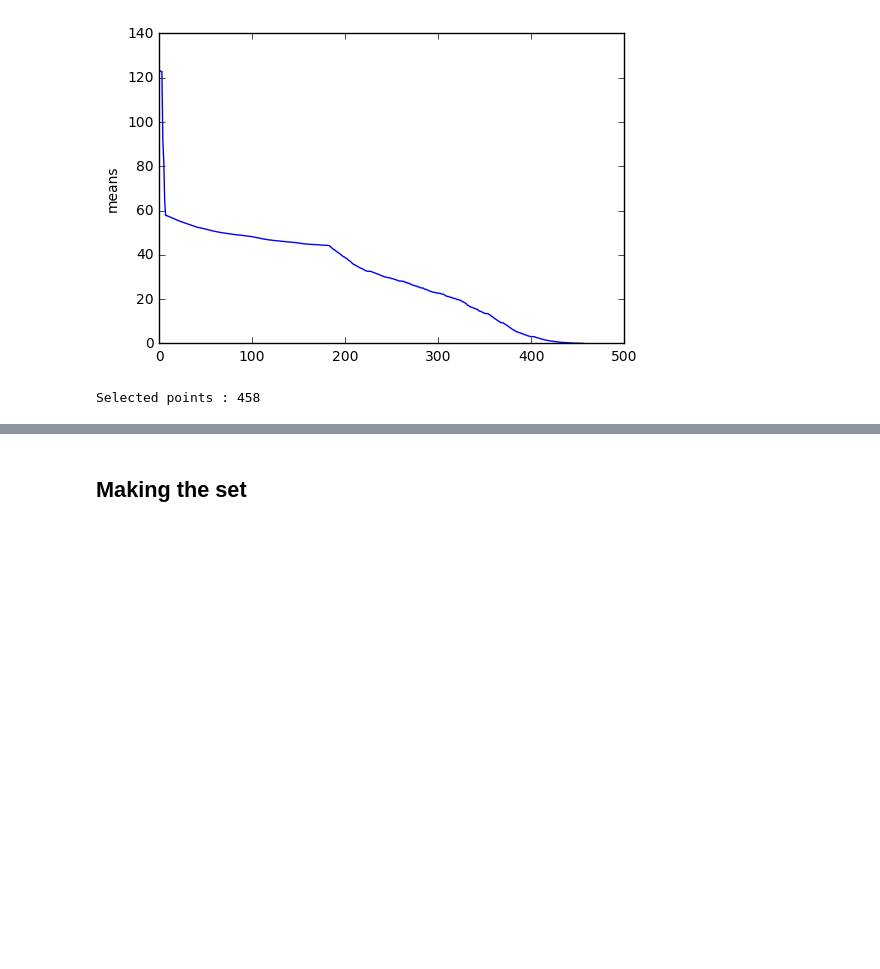
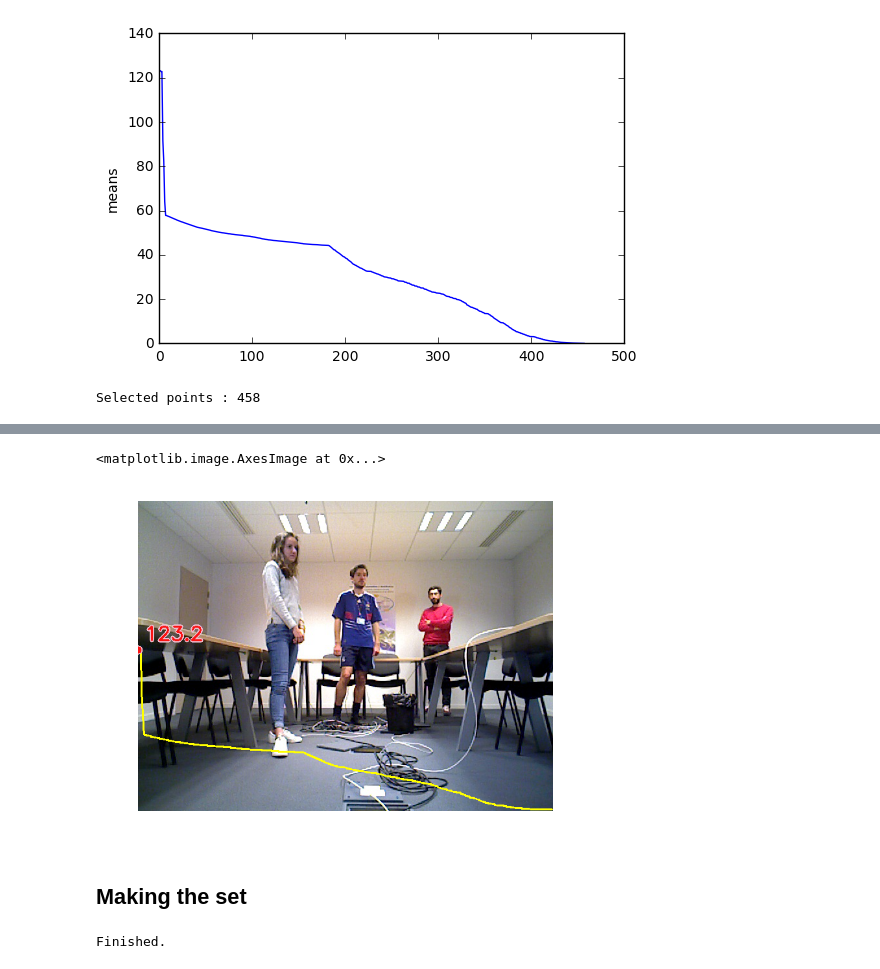
Before and after one commit to jorisgu/faster_rcnn_pytorch, a Jupyter notebook: ONERA.ROOM set static.ipynb, the cells around one changed output, grey strips where cells are left out. Cells and saved outputs as stored; diff of their text form; code cells hidden in the pictures; blank space fills up the shorter version.

```diff
--- a/ONERA.ROOM set static.ipynb
+++ b/ONERA.ROOM set static.ipynb
@@ -197,9 +200,73 @@ AttributeError: 'str' object has no attribute 'is_bbox'
+# %%
+color_aoe=(0,125,0) #ao english
+color_bg=(int(255*0.38),int(255*0.71),int(255*0.48)) #bud green 48%	71%	38%
+color_bo=(int(255*0.0),int(255*0.33),int(255*0.80)) #Burnt Orange	#CC5500	80%	33%	0%
+color_cp=(int(255*0.80),int(255*0.73),int(255*0.94)) #Cameo Pink	#EFBBCC	94%	73%	80%
+# %%
+ratio=0.00
+# %%
+ratio+=0.05
+ratio=0.0
+offset_v = 2
+coeff_v = 2
+color_line=(0,255,255)
+color_point_bg=color_cp
+color_point=(20,20,250) #red
+
+
+
+
+indice=int(ratio*len(selected_x))
+path_img = imgs_rgb[selected_x[indice]]
+mean_img = means[selected_x[indice],0]
+im = cv2.imread(path_img)
+nb_pts=len(selected_x)
+w = im.shape[1]
+h = im.shape[0]
+
+for i in range(len(selected_x)-1):
+
+    x0 = int(640./len(selected_x)*i)
+    y0 = int(h-coeff_v*means[selected_x[i],0]-offset_v)
+    x1 = int(640./len(selected_x)*(i+1))
+    y1 = int(h-coeff_v*means[selected_x[i+1],0]-offset_v)
+    cv2.line(im,(x0,y0),(x1,y1),color_line,2)#,lineType=8)
+
+
+
+x_c = int(640./len(selected_x)*indice)
+y_c = int(h-coeff_v*means[selected_x[indice],0]-offset_v)
+text='{:.1f}'.format(mean_img)
+
+cv2.circle(im, (x_c,y_c), 7, color_point_bg,thickness=-1)
+cv2.circle(im, (x_c,y_c), 5, color_point,thickness=-1)
+if ratio<0.8:
+    cv2.putText(im, text, (x_c+10,y_c-15), cv2.FONT_HERSHEY_SCRIPT_SIMPLEX, fontScale=1, thickness=5, color=color_point_bg)
+    cv2.putText(im, text, (x_c+10,y_c-15), cv2.FONT_HERSHEY_SCRIPT_SIMPLEX, fontScale=1, thickness=2, color=color_point)
+else:
+
+    cv2.putText(im, text, (x_c-50,y_c-15), cv2.FONT_HERSHEY_SCRIPT_SIMPLEX, fontScale=1, thickness=5, color=color_point_bg)
+    cv2.putText(im, text, (x_c-50,y_c-15), cv2.FONT_HERSHEY_SCRIPT_SIMPLEX, fontScale=1, thickness=3, color=color_point)
+
+
+cv2.imwrite('/tmp/match.png',im)
+
+
+fig, ax = plt.subplots()
+plt.axis('off')
+plt.imshow(cv2.cvtColor(im, cv2.COLOR_BGR2RGB))
+# %% [output]
+<matplotlib.image.AxesImage at 0x...>
+[figure, added]
 # %% [markdown]
 ## Making the set
 # %%
 f = open('/home/jguerry/workspace/datasets/ONERA.ROOM/data_pv/sets/static_monotonous.txt', 'w')
-for i in range(len(imgs_rgb)):
-    fileName_rgb='test'
-    f.write(fileName_rgb+'\n')
+for i in selected_x:
+    fileName_rgb = os.path.split(os.path.split(imgs_rgb[i])[-1])[-1]
+    newfileName_rgb = pathFolder+'_'+fileName_rgb[:-4]
+    f.write(newfileName_rgb+'\n')
 print 'Finished.'
 f.close()
+# %% [output]
+Finished.
```
Also changed, not shown: parts of 15 cells of this notebook, 3 other files.
